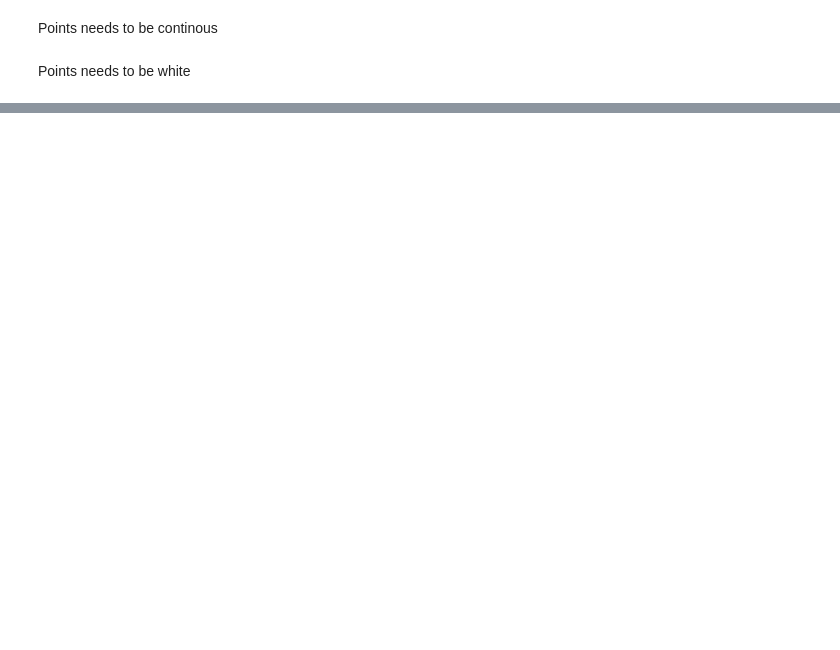
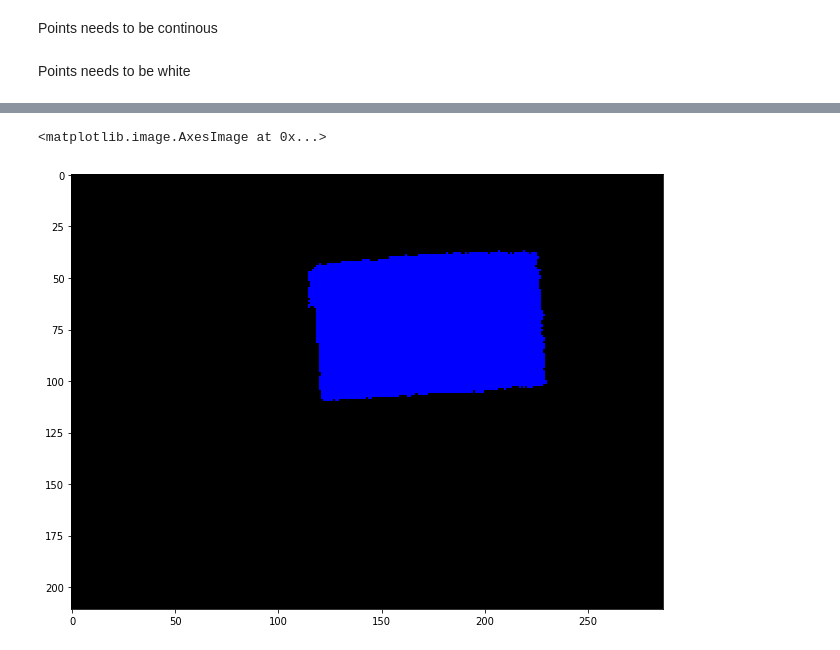
Before and after one commit to ClausHolmgaard/Playground, a Jupyter notebook: ImageProcessing/RANSAC/RansacOnPointcloud_2.ipynb, the cells around one changed output, grey strips where cells are left out. Drawn from its saved outputs; the diff is of its cells as text; code cells hidden in the pictures; blank space fills up the shorter version.

```diff
--- a/ImageProcessing/RANSAC/RansacOnPointcloud_2.ipynb
+++ b/ImageProcessing/RANSAC/RansacOnPointcloud_2.ipynb
@@ -204,0 +382,2 @@ Points needs to be white
+# %%
+ws_res_color = np.zeros((ws_res.shape[0], ws_res.shape[1], 3), dtype=np.uint8)
@@ -204,0 +390,6 @@ Points needs to be white
+# %%
+fig = plt.figure(figsize=(15, 8))
+plt.imshow(ws_res_color)
+# %% [output]
+<matplotlib.image.AxesImage at 0x...>
+[figure, added]
```
Also changed, not shown: parts of 24 cells of this notebook, 5 other files.
